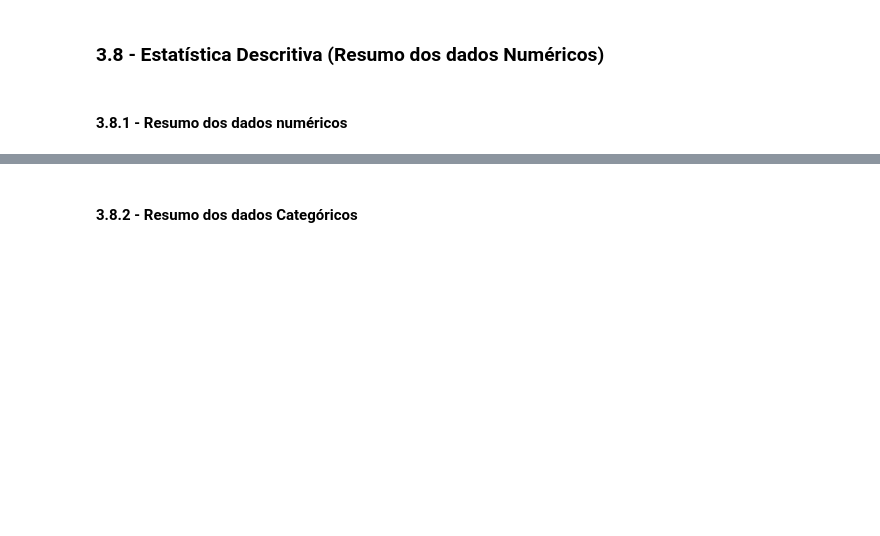
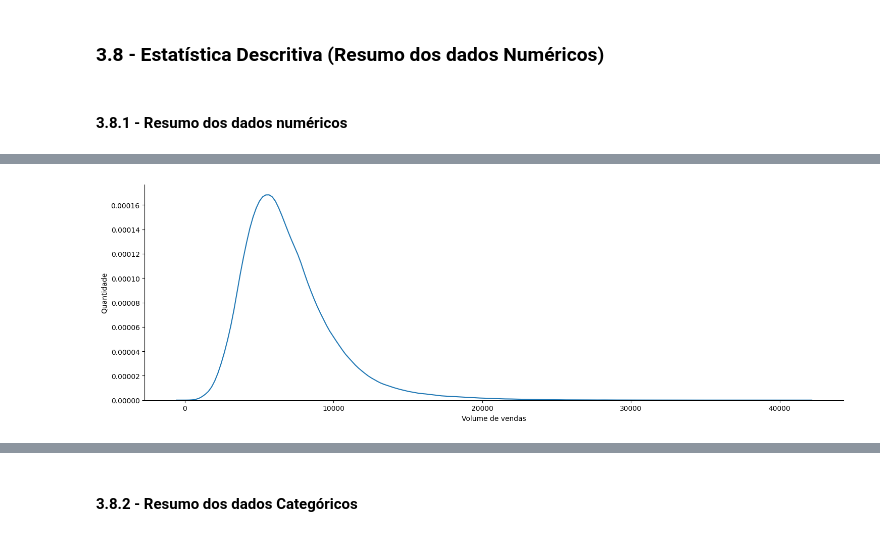
Before and after one commit to ricardo-paganini/rossmann, a Jupyter notebook: RossmannStoreSales.ipynb, the cells around one changed output, grey strips where cells are left out. Cells and saved outputs as stored; diff of their text form; code cells hidden in the pictures; blank space fills up the shorter version.

```diff
--- a/RossmannStoreSales.ipynb
+++ b/RossmannStoreSales.ipynb
@@ -293,0 +326,9 @@ medidas
+# %%
+# Antes de criar o gráfico devemos filtrar o volume de vendas cujo valor = 0 pois indicam que as lojas estavam fechadas
+df_aux = df1.loc[df1['sales'] > 0]
+
+histograma = sns.displot(data=df_aux, x=df_aux['sales'], kind='kde',height=5,aspect=3)
+histograma.set_xlabels(label='Volume de vendas')
+histograma;
+# %% [output]
+[figure, added]
```
Also changed, not shown: parts of 7 cells of this notebook.
